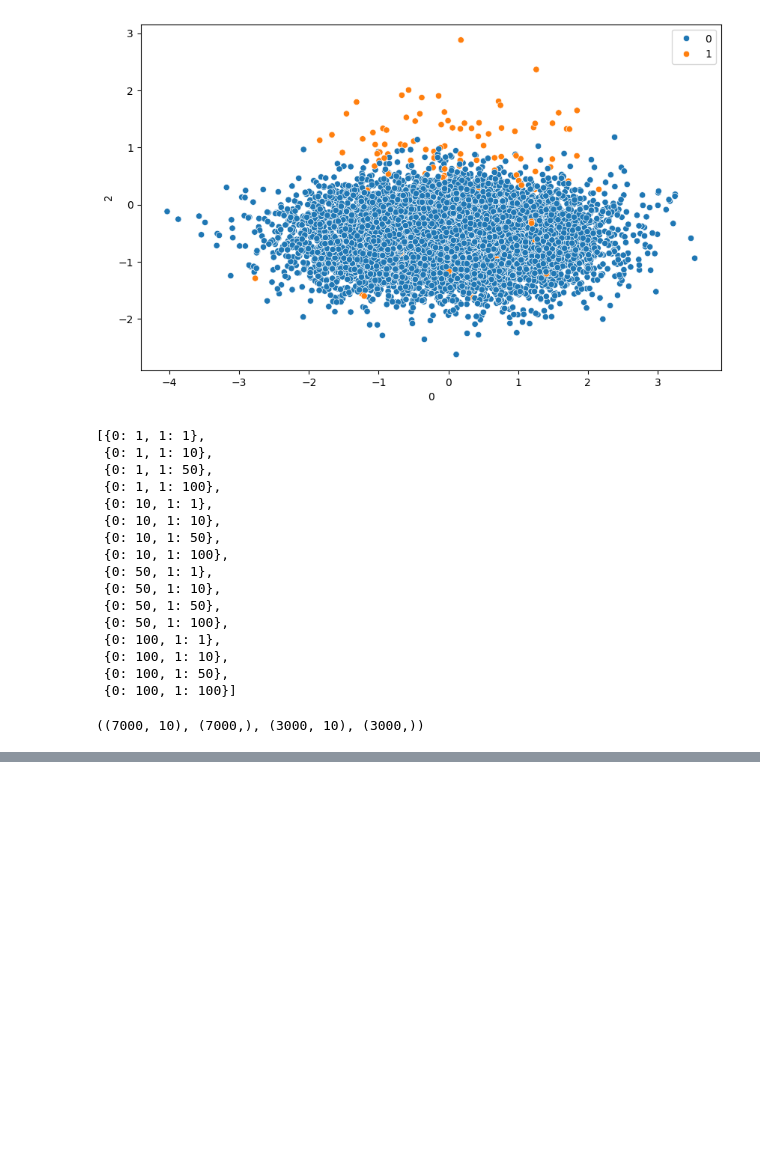
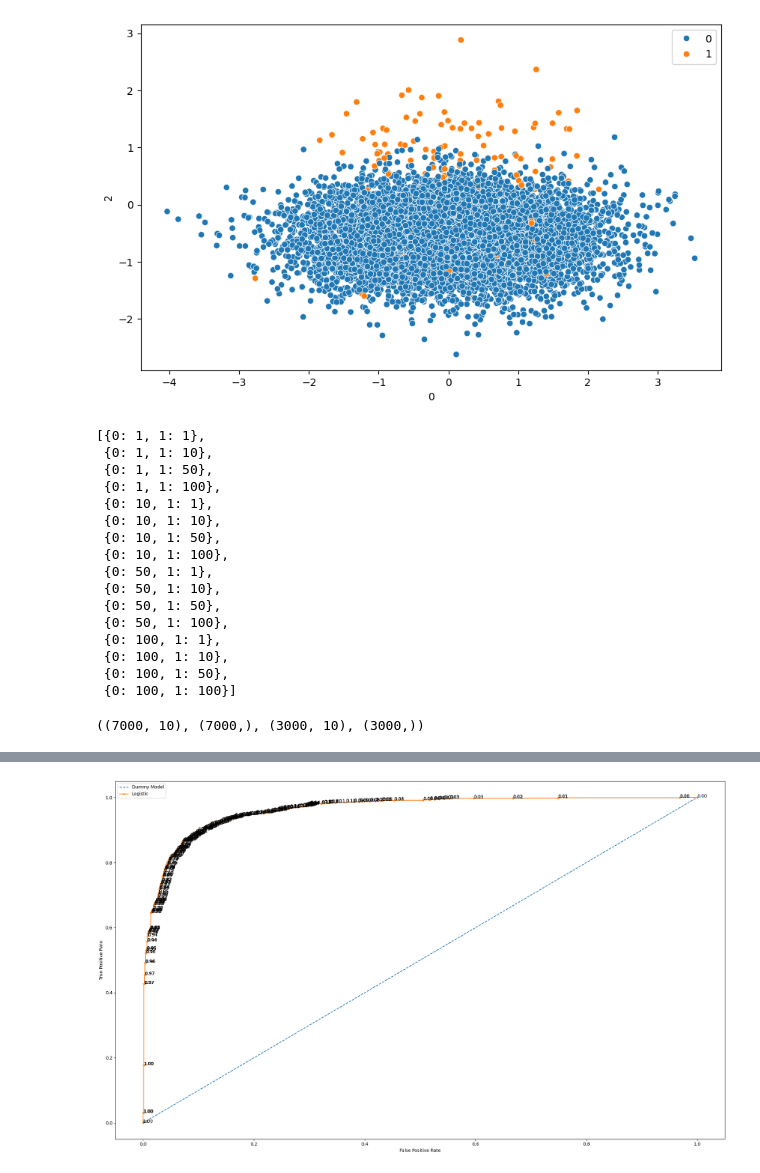
Before and after one commit to s-muhammadkamran/machine-learning, a Jupyter notebook: Classification/logistic_regression_with_tuning.ipynb, the cells around one changed output, grey strips where cells are left out. Saved outputs shown, nothing was run; the diff lists cells and outputs as text; code cells hidden in the pictures; blank space fills up the shorter version.

```diff
--- a/Classification/logistic_regression_with_tuning.ipynb
+++ b/Classification/logistic_regression_with_tuning.ipynb
@@ -736,0 +849,18 @@ weighted avg       0.99      0.99      0.99      3000
+# %%
+# Initialize figure and axis correctly
+fig, ax = plt.subplots(figsize=(20, 12))
+
+plt.plot(dummy_fpr, dummy_tpr, linestyle='--', label='Dummy Model')
+plt.plot(model_fpr, model_tpr, marker='.', label='Logistic')
+
+# Annotate thresholds at corresponding FPR & TPR points
+for fpr, tpr, th in zip(model_fpr, model_tpr, thresholds):
+    ax.annotate(f"{th:.2f}", xy=(fpr, tpr), fontsize=10, color='black')
+
+plt.xlabel('False Positive Rate')
+plt.ylabel('True Positive Rate')
+plt.legend()
+plt.tight_layout()
+plt.show()
+# %% [output]
+[figure, added]
```
Also changed, not shown: parts of 20 cells of this notebook.
